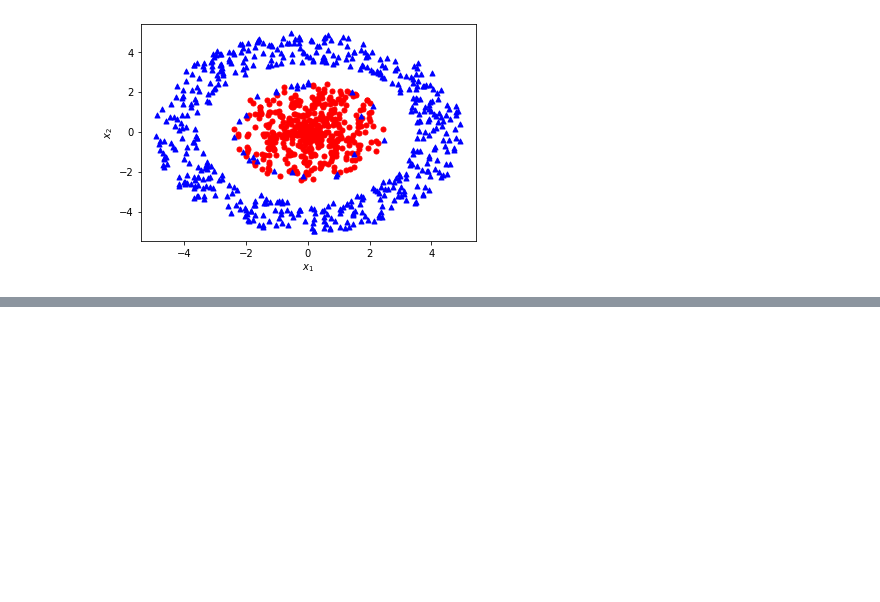
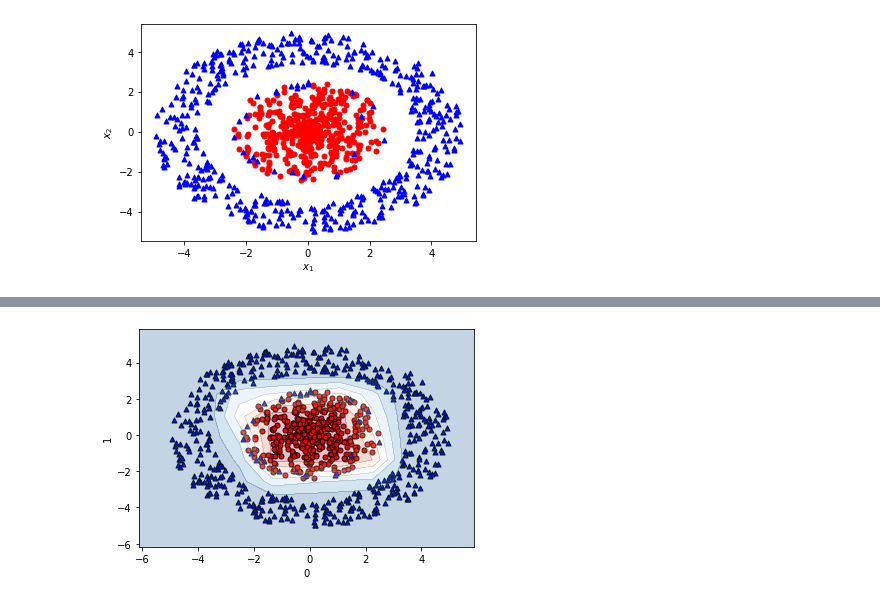
Before and after one commit to tayfununal/Artificial-Neural-Network-with-One-Hidden-Layer, a Jupyter notebook: new_revision.ipynb, the cells around one changed output, grey strips where cells are left out. Cells and saved outputs as stored; diff of their text form; code cells hidden in the pictures; blank space fills up the shorter version.

```diff
--- a/new_revision.ipynb
+++ b/new_revision.ipynb
@@ -208,0 +204,20 @@ cost
+# %%
+def plot_decision_boundary(X, Y, cmap='RdBu_r'):
+
+  h = 1.2
+  x_min, x_max = X[0,:].min() - h, X[0,:].max() + h
+  y_min, y_max = X[1,:].min() - h, X[1,:].max() + h
+  xx, yy = np.meshgrid(np.arange(x_min, x_max, h),
+                        np.arange(y_min, y_max, h))
+  A2, cache = forward_prop(np.c_[xx.ravel(), yy.ravel()].T, parameters)
+  A2 = A2.reshape(xx.shape)
+
+  ax = df1.plot.scatter(0 ,1 , s=25, c="red", cmap=cmap, edgecolors='k')
+  df2.plot.scatter(0, 1, s=25, c="blue", ax=ax, marker="^", cmap=cmap, edgecolors='k')
+
+  ax.contourf(xx, yy, A2, cmap=cmap, alpha=0.25)
+  ax.contour(xx, yy, A2, colors='k', linewidths=0.1)
+
+plot_decision_boundary(X, Y)
+# %% [output]
+[figure, added]
```
Also changed, not shown: parts of 6 cells of this notebook.
